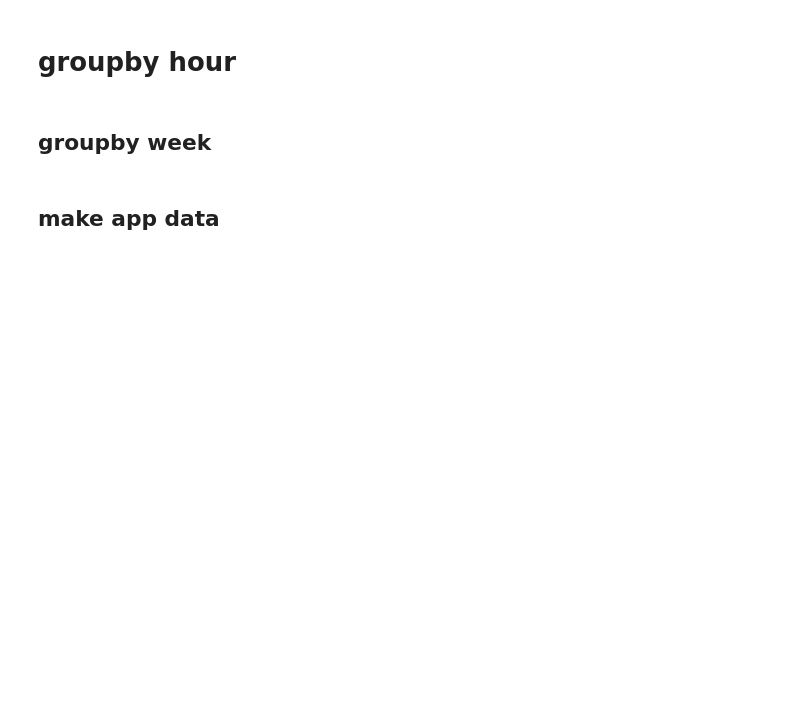
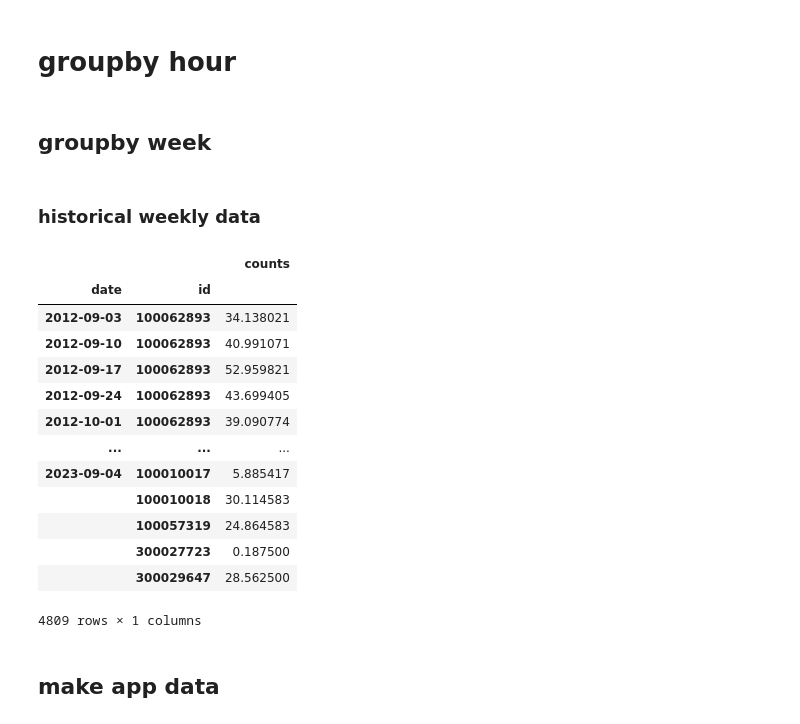
Before and after one commit to nliusont/nyc-bike-counts, a Jupyter notebook: et.ipynb, the cells around one changed output. Cells and saved outputs as stored; diff of their text form; code cells hidden in the pictures; blank space fills up the shorter version.

Commit message:
historical week chart

```diff
--- a/et.ipynb
+++ b/et.ipynb
@@ -204,6 +204,27 @@ wk = wk.loc[wk.index.get_level_values('date')!=53]
 wk['display_date'] = wk.index.get_level_values('date').to_series().apply(lambda x: get_month(x,2021)).values
 # %%
 wk.to_pickle('data/by_week.pkl')
+# %% [markdown]
+### historical weekly data
+# %%
+# group by week but preserve the year so we have all historical data
+historical_wk = clean_unindexed_data[['date', 'id', 'counts']].groupby([pd.Grouper(key='date', freq='W-MON'), 'id']).mean()
+historical_wk
+# %% [output]
+|  |  | counts |
+| date | id |  |
+| 2012-09-03 | 100062893 | 34.138021 |
+| 2012-09-10 | 100062893 | 40.991071 |
+| 2012-09-17 | 100062893 | 52.959821 |
+| 2012-09-24 | 100062893 | 43.699405 |
+| 2012-10-01 | 100062893 | 39.090774 |
+| ... | ... | ... |
+| 2023-09-04 | 100010017 | 5.885417 |
+|  | 100010018 | 30.114583 |
+|  | 100057319 | 24.864583 |
+|  | 300027723 | 0.187500 |
+|  | 300029647 | 28.562500 |
+4809 rows × 1 columns
 # %% [markdown]
 ## make app data
 # %%
```
Also changed, not shown: parts of 2 cells of this notebook, 1 other file.
